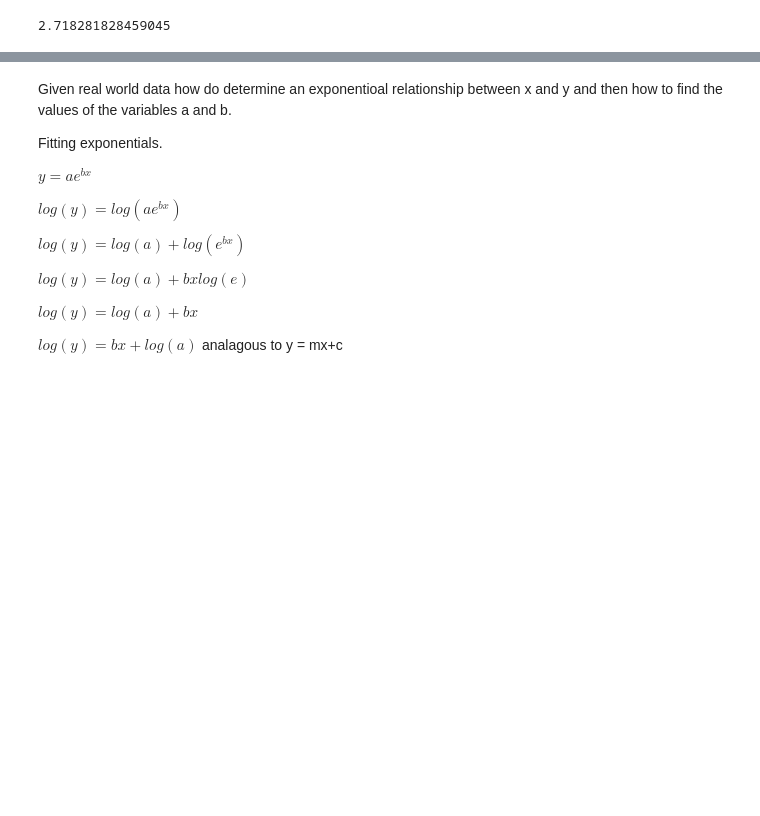
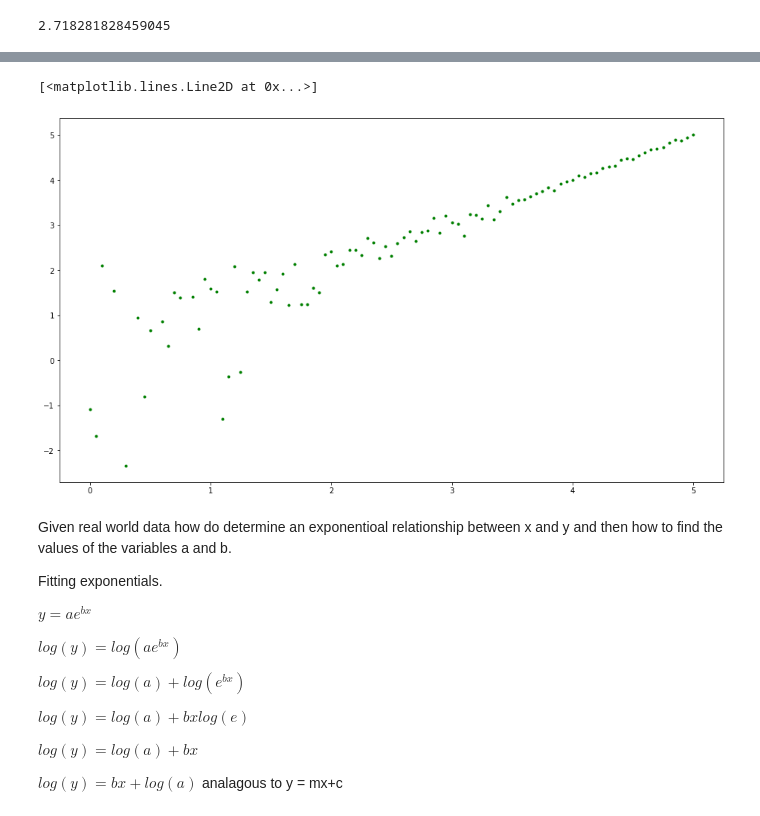
Before and after one commit to donneger/machinelearning_statistics, a Jupyter notebook: ml_practicals/ml_stats_practicals_parameters.ipynb, the cells around one changed output, grey strips where cells are left out. Cells and saved outputs as stored; diff of their text form; code cells hidden in the pictures; blank space fills up the shorter version.

```diff
--- a/ml_practicals/ml_stats_practicals_parameters.ipynb
+++ b/ml_practicals/ml_stats_practicals_parameters.ipynb
@@ -198,3 +200,12 @@ ax.plot(x, y,'g.')
+# %%
+# In ordr to fit a line to an exponential plot need to consider it with the y values expressed as logs.
+#below is the same graph as above except y axis is now on a log scale.
+fig, ax = plt.subplots(figsize = (16,9))
+
+ax.plot(x, np.log(y),'g.')
+# %% [output]
+[<matplotlib.lines.Line2D at 0x...>]
+[figure, added]
 # %% [markdown]
 Given real world data how do determine an exponentioal relationship between x and y and then how to find the values of the variables a and b.
 
```
Also changed, not shown: parts of 14 cells of this notebook.
